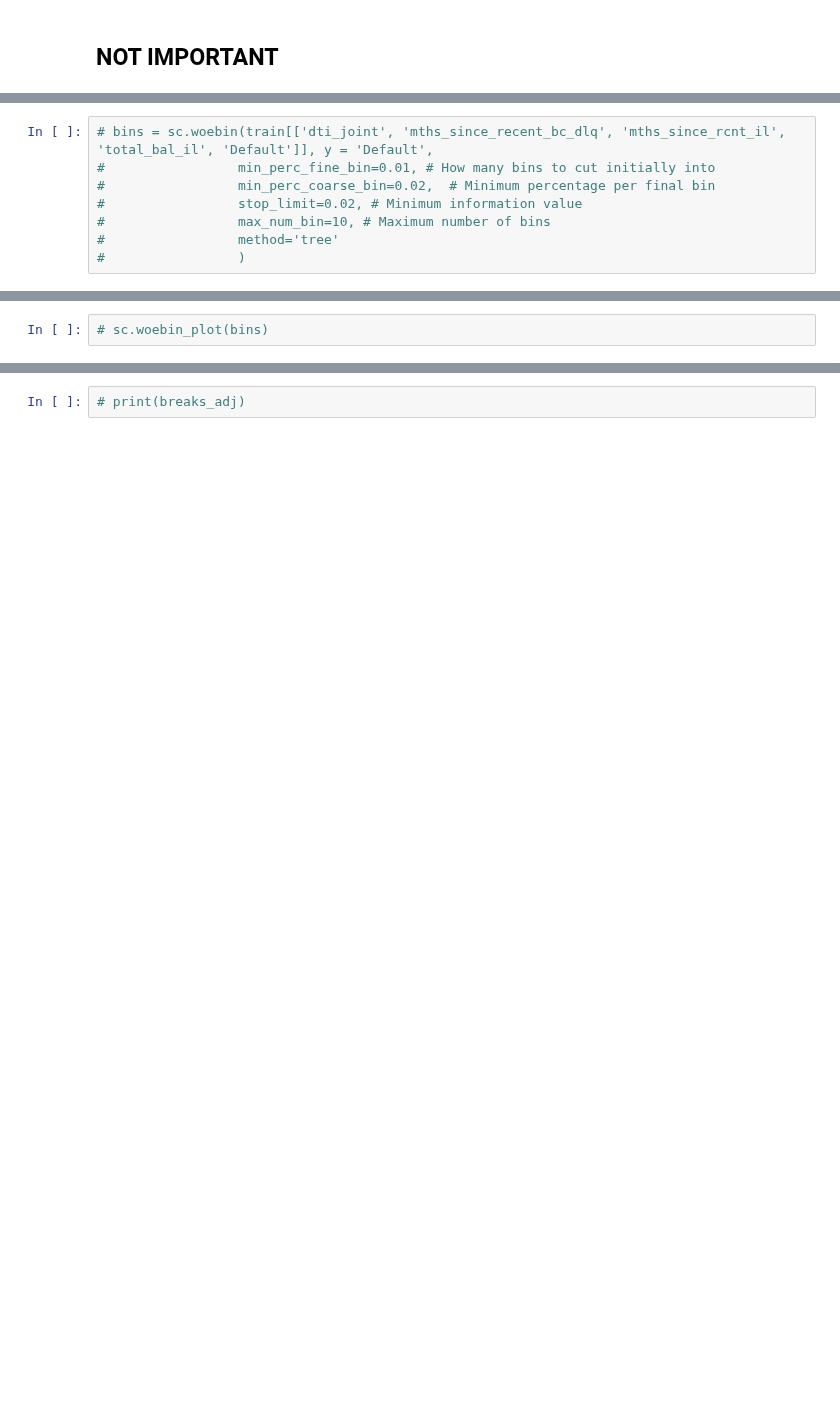
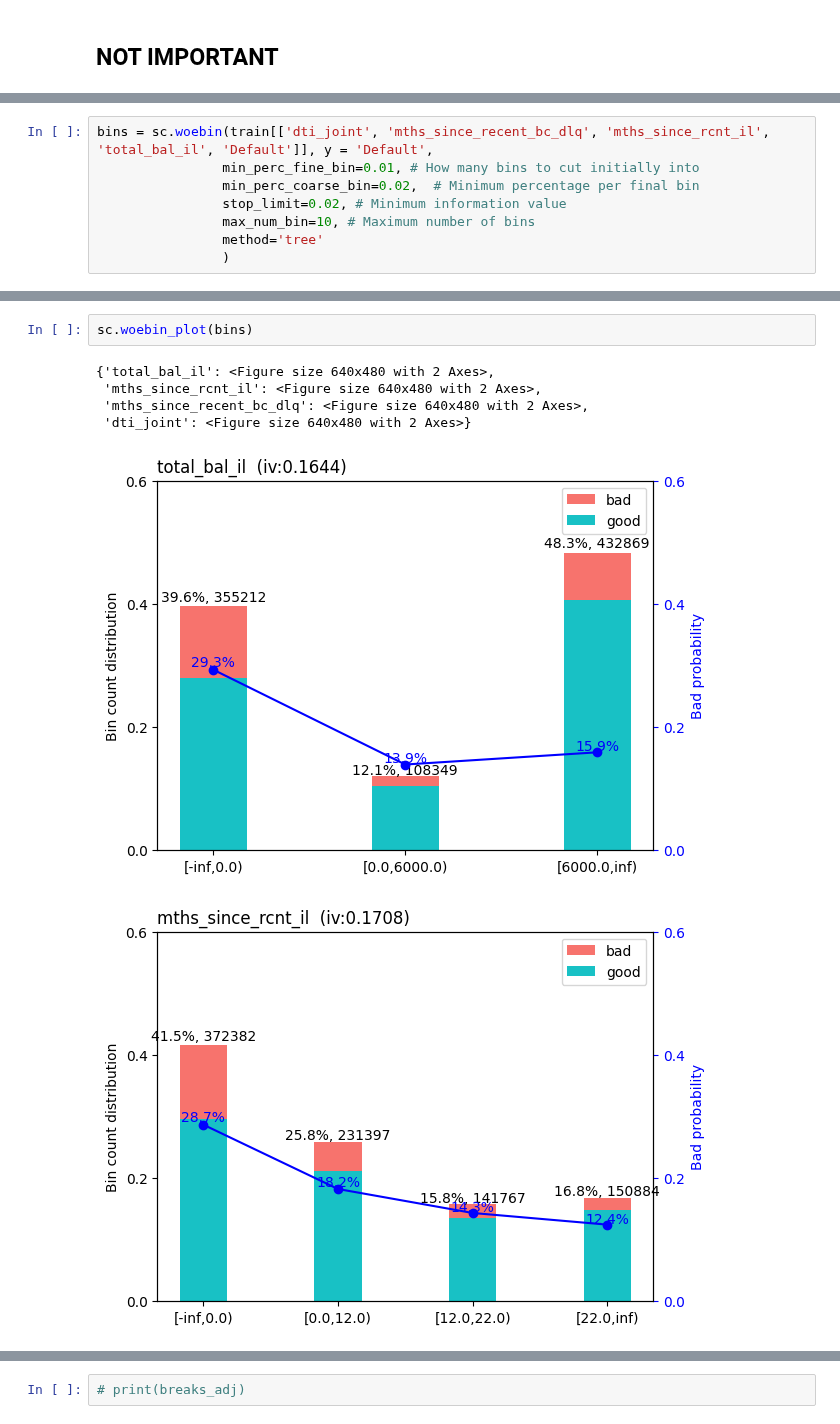
Before and after one commit to preetmodi/Credit-Risk-Analytics, a Jupyter notebook: All_WOE.ipynb, the cells around one changed output, grey strips where cells are left out. Saved outputs shown, nothing was run; the diff lists cells and outputs as text; blank space fills up the shorter version.

```diff
--- a/All_WOE.ipynb
+++ b/All_WOE.ipynb
@@ -240,8 +319,8 @@ corr
 # %%
-# bins = sc.woebin(train[['dti_joint', 'mths_since_recent_bc_dlq', 'mths_since_rcnt_il', 'total_bal_il', 'Default']], y = 'Default',
-#                 min_perc_fine_bin=0.01, # How many bins to cut initially into
-#                 min_perc_coarse_bin=0.02,  # Minimum percentage per final bin
-#                 stop_limit=0.02, # Minimum information value
-#                 max_num_bin=10, # Maximum number of bins
-#                 method='tree'
-#                 )
+bins = sc.woebin(train[['dti_joint', 'mths_since_recent_bc_dlq', 'mths_since_rcnt_il', 'total_bal_il', 'Default']], y = 'Default',
+                min_perc_fine_bin=0.01, # How many bins to cut initially into
+                min_perc_coarse_bin=0.02,  # Minimum percentage per final bin
+                stop_limit=0.02, # Minimum information value
+                max_num_bin=10, # Maximum number of bins
+                method='tree'
+                )
@@ -248,2 +330,9 @@ corr
 # %%
-# sc.woebin_plot(bins)
+sc.woebin_plot(bins)
+# %% [output]
+{'total_bal_il': <Figure size 640x480 with 2 Axes>,
+ 'mths_since_rcnt_il': <Figure size 640x480 with 2 Axes>,
+ 'mths_since_recent_bc_dlq': <Figure size 640x480 with 2 Axes>,
+ 'dti_joint': <Figure size 640x480 with 2 Axes>}
+[figure, added]
+[figure, added]
```
Also changed, not shown: parts of 20 cells of this notebook.
